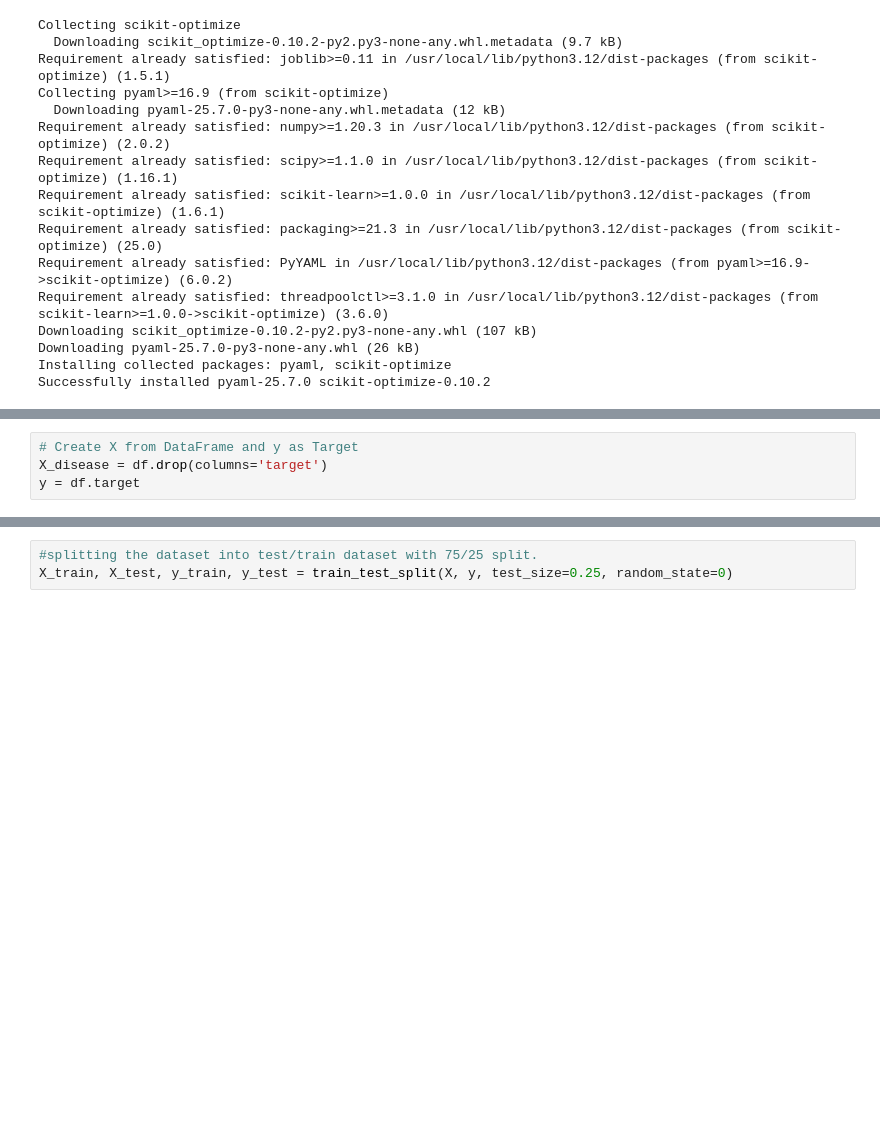
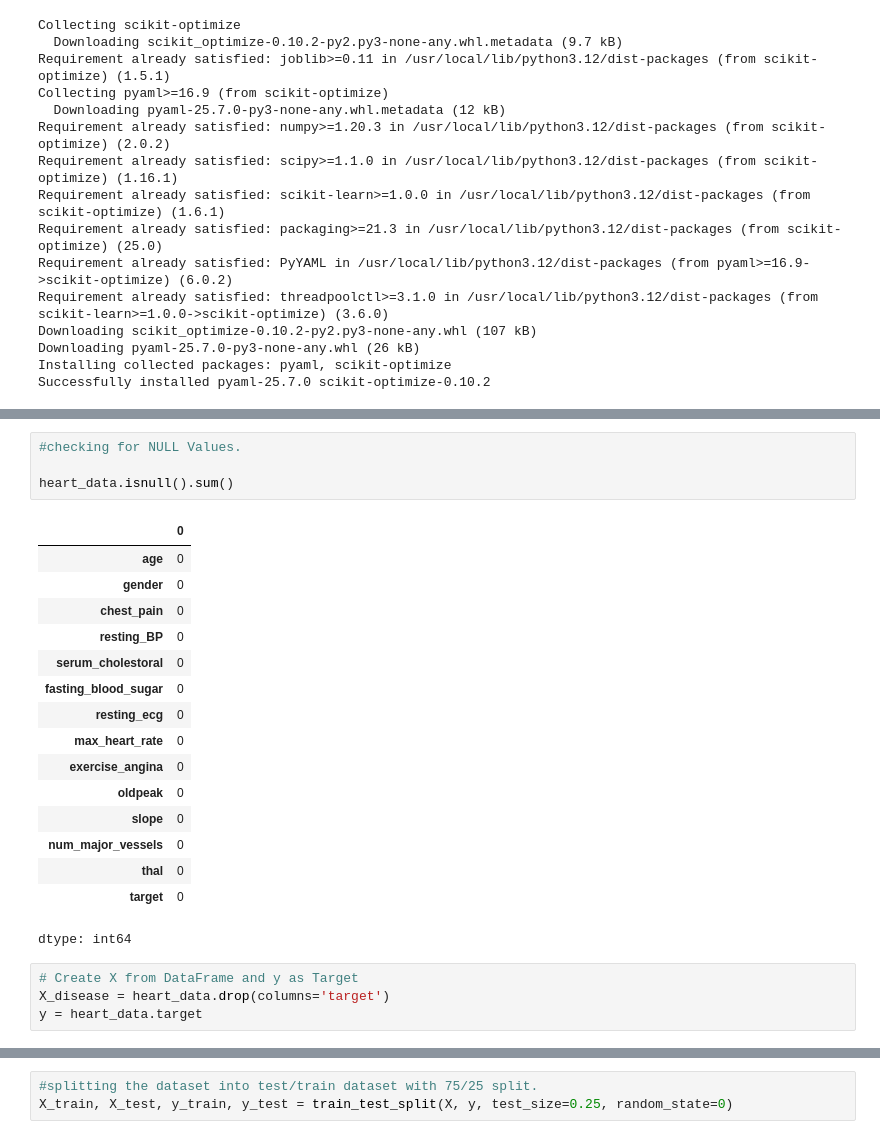
Before and after one commit to bdandu93/EarlyDetectionOfCardioVascularDiseasesUsingMachineLearningAndXAI_Bhargava_Dandu, a Jupyter notebook: notebooks/EarlyDetectionOfHeartDisease_ModelImplementation.ipynb, the cells around one changed output, grey strips where cells are left out. Cells and saved outputs as stored; diff of their text form; blank space fills up the shorter version.

```diff
--- a/notebooks/EarlyDetectionOfHeartDisease_ModelImplementation.ipynb
+++ b/notebooks/EarlyDetectionOfHeartDisease_ModelImplementation.ipynb
@@ -58,10 +64,31 @@ display(df.head(20))
 | 17 | 54.0 | 1.0 | 4.0 | 140.0 | 239.0 | 0.0 | 0.0 | ... |
 | 18 | 48.0 | 0.0 | 3.0 | 130.0 | 275.0 | 0.0 | 0.0 | ... |
 | 19 | 49.0 | 1.0 | 2.0 | 130.0 | 266.0 | 0.0 | 0.0 | ... |
+# %%
+#checking for NULL Values.
+
+heart_data.isnull().sum()
+# %% [output]
+|  | 0 |
+| age | 0 |
+| gender | 0 |
+| chest_pain | 0 |
+| resting_BP | 0 |
+| serum_cholestoral | 0 |
+| fasting_blood_sugar | 0 |
+| resting_ecg | 0 |
+| max_heart_rate | 0 |
+| exercise_angina | 0 |
+| oldpeak | 0 |
+| slope | 0 |
+| num_major_vessels | 0 |
+| thal | 0 |
+| target | 0 |
+dtype: int64
 # %%
 # Create X from DataFrame and y as Target
-X_disease = df.drop(columns='target')
-y = df.target
+X_disease = heart_data.drop(columns='target')
+y = heart_data.target
 # %%
 #scaling the attributes of the dataset to apply the RF model.
 scaler = MinMaxScaler(feature_range=(0, 1)).fit_transform(X_disease)
```
Also changed, not shown: parts of 5 cells of this notebook.
